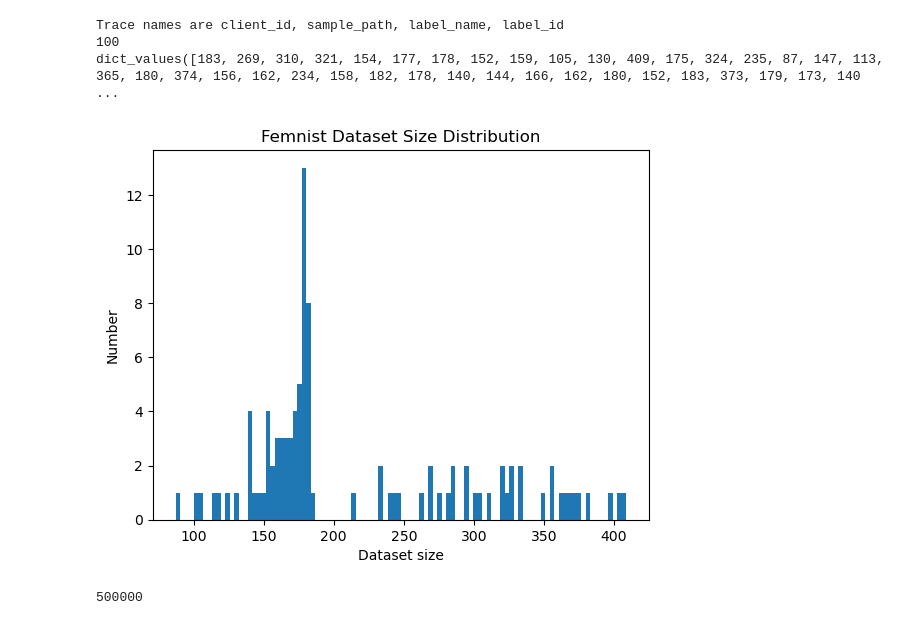
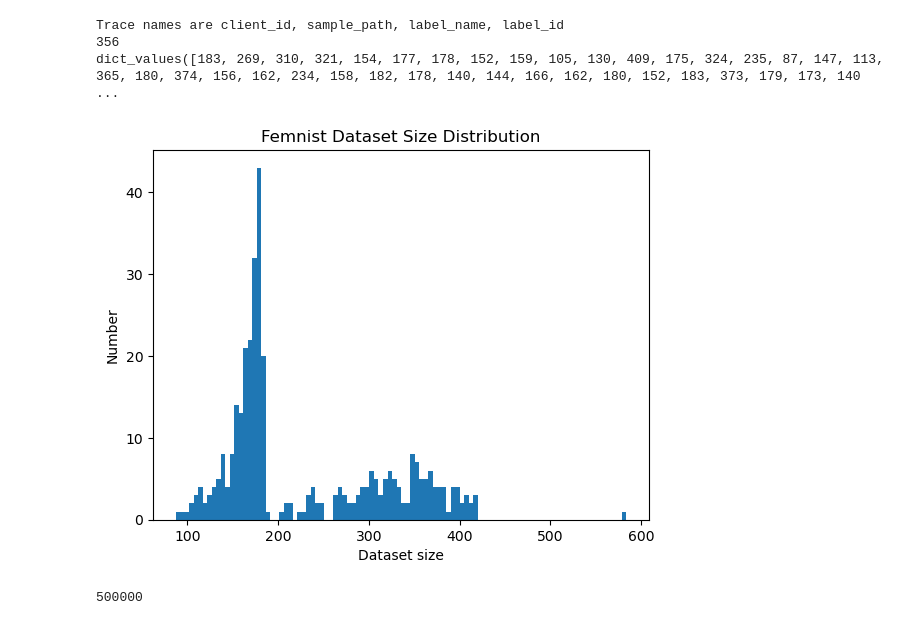
Before and after one commit to EricDinging/Propius, a Jupyter notebook: docs/parser.ipynb, the cells around one changed output. Saved outputs shown, nothing was run; the diff lists cells and outputs as text; code cells hidden in the pictures.

Commit message:
Edit testing set size

```diff
--- a/docs/parser.ipynb
+++ b/docs/parser.ipynb
@@ -7,39 +7,37 @@ data_map_file = '../datasets/femnist/client_data_mapping/test.csv'
 with open(data_map_file) as csv_file:
     csv_reader = csv.reader(csv_file, delimiter=',')
     read_first = True
     sample_id = 0
 
     client_id = 0
     size_dict = {}
 
     for row in csv_reader:
         if read_first:
             print(f'Trace names are {", ".join(row)}')
             read_first = False
         else:
             idx = row[0]
             if idx not in unique_client_ids:
                 unique_client_ids[idx] = client_id
-                if client_id < 100:
-                    size_dict[client_id] = 0
+                size_dict[client_id] = 0
                 client_id += 1
 
-            if unique_client_ids[idx] < 100:
-                size_dict[unique_client_ids[idx]] += 1
+            size_dict[unique_client_ids[idx]] += 1
 
 
 print(len(size_dict))
 print(size_dict.values())
 plt.hist(size_dict.values(), bins=100)
 plt.xlabel('Dataset size')
 plt.ylabel('Number')
 plt.title('Femnist Dataset Size Distribution')
 plt.show()
 # %% [output]
 Trace names are client_id, sample_path, label_name, label_id
-100
+356
 dict_values([183, 269, 310, 321, 154, 177, 178, 152, 159, 105, 130, 409, 175, 324, 235, 87, 147, 113, 365, 180, 374, 156, 162, 234, 158, 182, 178, 140, 144, 166, 162, 180, 152, 183, 373, 179, 173, 140 ...
-[figure, old version]
+[figure, new version]
 # %%
 import pickle
 file_path = '../datasets/device_info/client_dataset_size'
```
Also changed, not shown: 1 other file.
